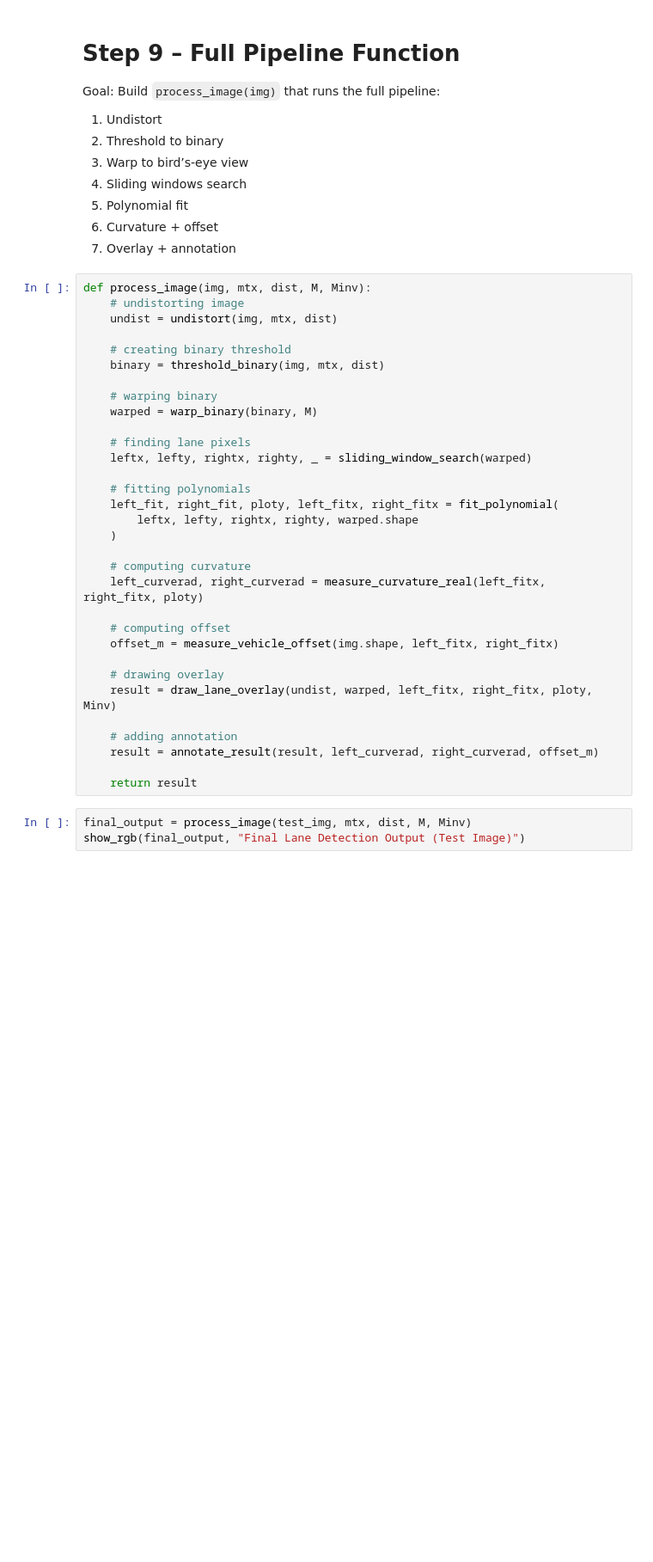
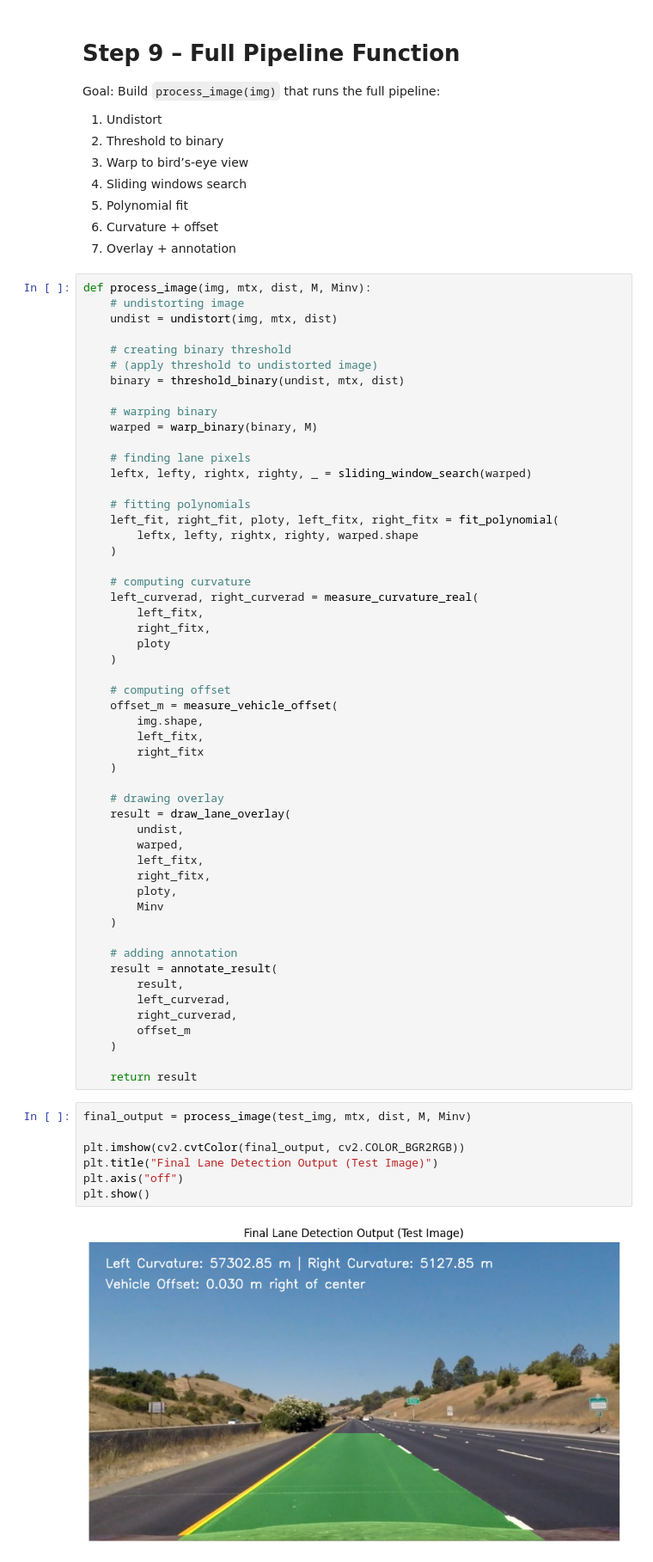
Before and after one commit to RMHamzaArif89/Week-5-Task_AI_Robotics_25280103, a Jupyter notebook: Lab4_Assignment.ipynb, the cells around one changed output. Shown at 86% size. Drawn from its saved outputs; the diff is of its cells as text; blank space fills up the shorter version.

```diff
--- a/Lab4_Assignment.ipynb
+++ b/Lab4_Assignment.ipynb
@@ -1003,7 +1200,8 @@ def process_image(img, mtx, dist, M, Minv):
     undist = undistort(img, mtx, dist)
 
     # creating binary threshold
-    binary = threshold_binary(img, mtx, dist)
+    # (apply threshold to undistorted image)
+    binary = threshold_binary(undist, mtx, dist)
 
     # warping binary
     warped = warp_binary(binary, M)
@@ -1017,21 +1215,47 @@ def process_image(img, mtx, dist, M, Minv):
     )
 
     # computing curvature
-    left_curverad, right_curverad = measure_curvature_real(left_fitx, right_fitx, ploty)
+    left_curverad, right_curverad = measure_curvature_real(
+        left_fitx,
+        right_fitx,
+        ploty
+    )
 
     # computing offset
-    offset_m = measure_vehicle_offset(img.shape, left_fitx, right_fitx)
+    offset_m = measure_vehicle_offset(
+        img.shape,
+        left_fitx,
+        right_fitx
+    )
 
     # drawing overlay
-    result = draw_lane_overlay(undist, warped, left_fitx, right_fitx, ploty, Minv)
+    result = draw_lane_overlay(
+        undist,
+        warped,
+        left_fitx,
+        right_fitx,
+        ploty,
+        Minv
+    )
 
     # adding annotation
-    result = annotate_result(result, left_curverad, right_curverad, offset_m)
+    result = annotate_result(
+        result,
+        left_curverad,
+        right_curverad,
+        offset_m
+    )
 
     return result
 # %%
 final_output = process_image(test_img, mtx, dist, M, Minv)
-show_rgb(final_output, "Final Lane Detection Output (Test Image)")
+
+plt.imshow(cv2.cvtColor(final_output, cv2.COLOR_BGR2RGB))
+plt.title("Final Lane Detection Output (Test Image)")
+plt.axis("off")
+plt.show()
+# %% [output]
+[figure, added]
 # %% [markdown]
 # Step 10 – Video Processing (Optional)
 
```
Also changed, not shown: parts of 13 cells of this notebook, 2 other files.
